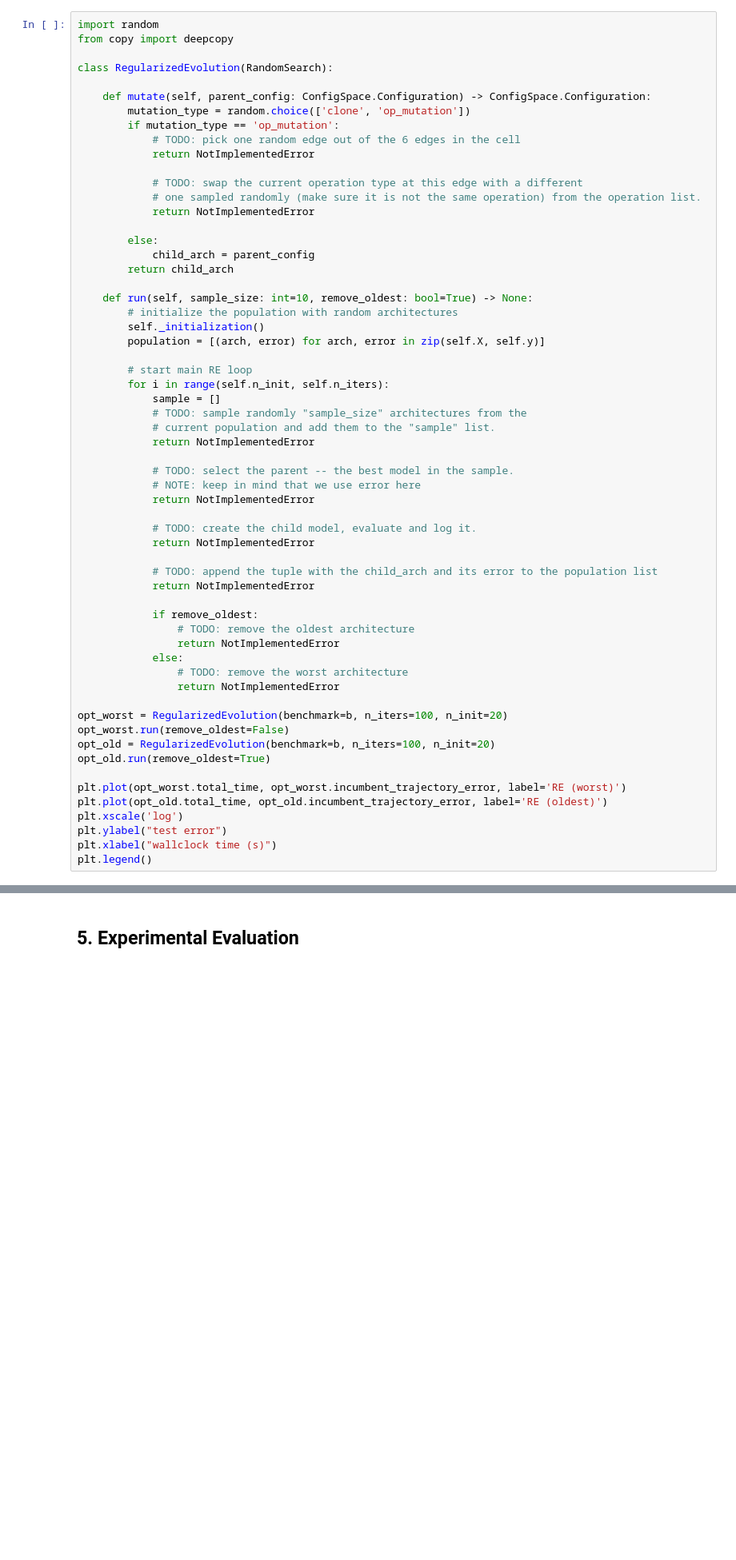
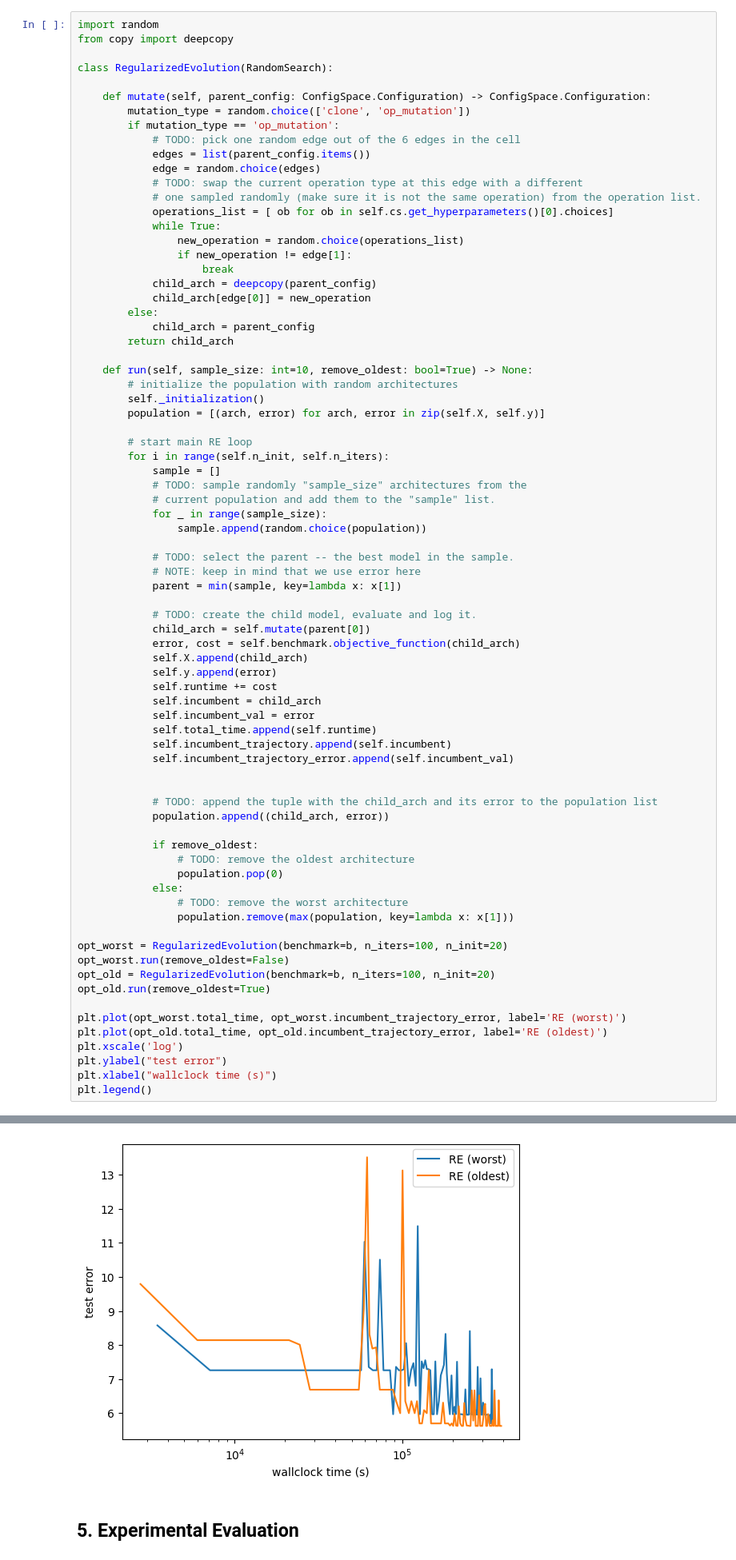
Before and after one commit to abwerby/DeepLearningLab, a Jupyter notebook: autoML/automl_1.ipynb, the cells around one changed output, grey strips where cells are left out. Shown at 80% size. Drawn from its saved outputs; the diff is of its cells as text; blank space fills up the shorter version.

```diff
--- a/autoML/automl_1.ipynb
+++ b/autoML/automl_1.ipynb
@@ -343,12 +392,17 @@ class RegularizedEvolution(RandomSearch):
         mutation_type = random.choice(['clone', 'op_mutation'])
         if mutation_type == 'op_mutation':
             # TODO: pick one random edge out of the 6 edges in the cell
-            return NotImplementedError
-
+            edges = list(parent_config.items())
+            edge = random.choice(edges)
             # TODO: swap the current operation type at this edge with a different
             # one sampled randomly (make sure it is not the same operation) from the operation list.
-            return NotImplementedError
-
+            operations_list = [ ob for ob in self.cs.get_hyperparameters()[0].choices]
+            while True:
+                new_operation = random.choice(operations_list)
+                if new_operation != edge[1]:
+                    break
+            child_arch = deepcopy(parent_config)
+            child_arch[edge[0]] = new_operation
         else:
             child_arch = parent_config
         return child_arch
@@ -363,24 +417,35 @@ class RegularizedEvolution(RandomSearch):
             sample = []
             # TODO: sample randomly "sample_size" architectures from the
             # current population and add them to the "sample" list.
-            return NotImplementedError
+            for _ in range(sample_size):
+                sample.append(random.choice(population))
 
             # TODO: select the parent -- the best model in the sample.
             # NOTE: keep in mind that we use error here
-            return NotImplementedError
+            parent = min(sample, key=lambda x: x[1])
 
             # TODO: create the child model, evaluate and log it.
-            return NotImplementedError
+            child_arch = self.mutate(parent[0])
+            error, cost = self.benchmark.objective_function(child_arch)
+            self.X.append(child_arch)
+            self.y.append(error)
+            self.runtime += cost
+            self.incumbent = child_arch
+            self.incumbent_val = error
+            self.total_time.append(self.runtime)
+            self.incumbent_trajectory.append(self.incumbent)
+            self.incumbent_trajectory_error.append(self.incumbent_val)
+
 
             # TODO: append the tuple with the child_arch and its error to the population list
-            return NotImplementedError
+            population.append((child_arch, error))
 
             if remove_oldest:
                 # TODO: remove the oldest architecture
-                return NotImplementedError
+                population.pop(0)
             else:
                 # TODO: remove the worst architecture
-                return NotImplementedError
+                population.remove(max(population, key=lambda x: x[1]))
 
 opt_worst = RegularizedEvolution(benchmark=b, n_iters=100, n_init=20)
 opt_worst.run(remove_oldest=False)
@@ -393,3 +458,4 @@ plt.xscale('log')
 plt.ylabel("test error")
 plt.xlabel("wallclock time (s)")
 plt.legend()
+# %% [output]
@@ -396,3 +463,4 @@ plt.legend()
+[figure, added]
 # %% [markdown]
 ## 5. Experimental Evaluation
 # %% [markdown]
```
Also changed, not shown: parts of 6 cells of this notebook.
